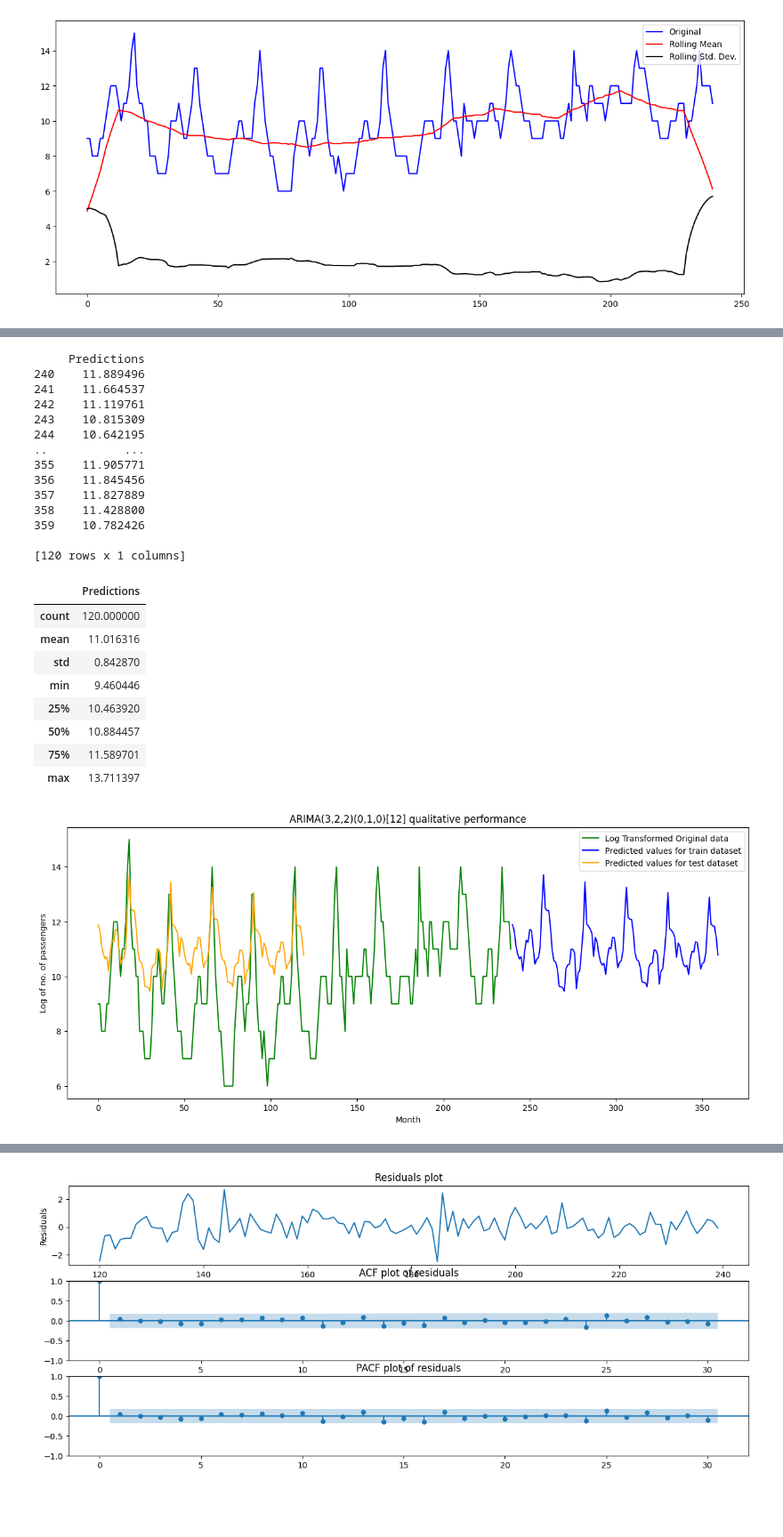
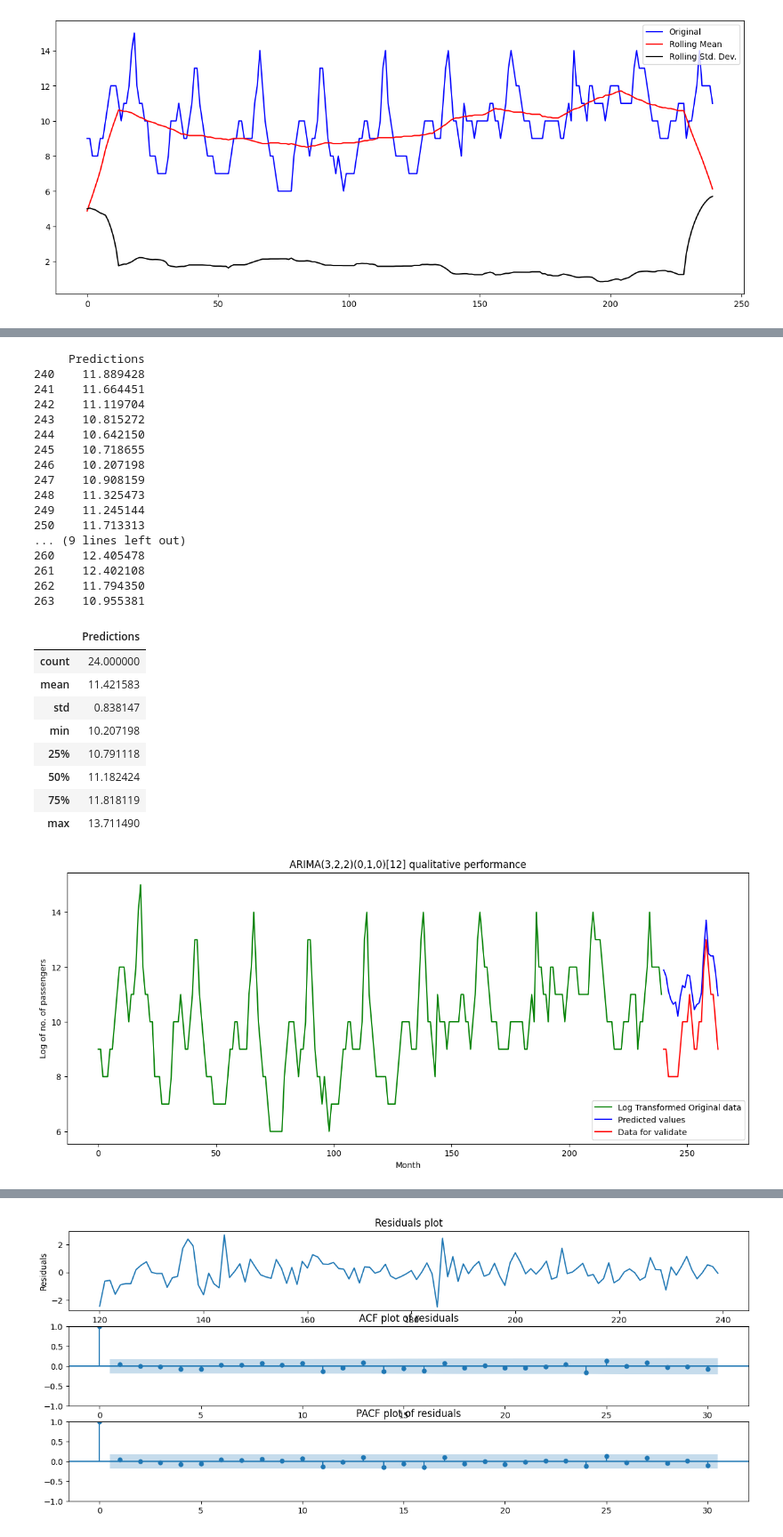
Before and after one commit to Millares95/Investigation_Code, a Jupyter notebook: ultimate_ARIMA_Forcast.ipynb, the cells around one changed output, grey strips where cells are left out. Shown at 89% size. Cells and saved outputs as stored; diff of their text form; code cells hidden in the pictures; blank space fills up the shorter version.

```diff
--- a/ultimate_ARIMA_Forcast.ipynb
+++ b/ultimate_ARIMA_Forcast.ipynb
@@ -96,7 +96,7 @@ import_data("load_IJV.xlsx")
 # %%
  #? shaping the data, only the last 10 years (2008 - 2017)
 df = df[df["fecha"] >= '2008-01-01']
-df = df[df["fecha"] <= '2017-12-31']
+df = df[df["fecha"] <= '2018-12-31']
 print(df.head())
 # %% [output]
     idprov      fecha  dem1  dem2  dem3  dem4  dem5  dem6  dem7  dem8  ...  \
@@ -209,6 +209,9 @@ dataToFit = np.float64(dataToFit)
 plot.plot(dataToFit)
 np.sum(dataToFit)
 np.mean(dataToFit)
+dataToValidate = np.array(infoToUseFiltered.loc[11,['dem1', 'dem2', 'dem3', 'dem4', 'dem5', 'dem6', 'dem7', 'dem8', 'dem9', 'dem10', 'dem11', 'dem12', 'dem13', 'dem14', 'dem15', 'dem16', 'dem17', 'dem18', 'dem19', 'dem20', 'dem21', 'dem22', 'dem23', 'dem24']])
+print(len(dataToValidate))
+plot.plot(dataToValidate)
 # %% [output]
         fecha  dem1  dem2  dem3  dem4  dem5  dem6  dem7  dem8  dem9  ...  \
 1  2008-01-01   9.0   9.0   8.0   8.0   8.0   9.0   9.0  10.0  11.0  ...
@@ -492,48 +491,53 @@ model_fitted.plot_diagnostics(figsize=(12, 6))
  #? Prediction
 origin = pd.DataFrame(dataToFit, columns=['Origin'])
 
-predictions = model.predict(n_periods=120)
-predictions_test_=model.predict(len(test_ts))
+predictions = model.predict(n_periods=24)
+predictions_test_=model.predict(len(dataToFit))
 predictions_df = pd.DataFrame(predictions, columns=['Predictions'])
+validate_df = pd.DataFrame(dataToValidate, columns=['Validate'])
 predictions_df.index = predictions_df. index +240
+validate_df.index = validate_df. index +240
 print(predictions_df)
 predictions_df.describe()
 # %% [output]
      Predictions
-240    11.889496
-241    11.664537
-242    11.119761
-243    10.815309
-244    10.642195
-..           ...
-355    11.905771
-356    11.845456
-357    11.827889
-358    11.428800
-359    10.782426
-
-[120 rows x 1 columns]
+240    11.889428
+241    11.664451
+242    11.119704
+243    10.815272
+244    10.642150
+245    10.718655
+246    10.207198
+247    10.908159
+248    11.325473
+249    11.245144
+250    11.713313
+... (9 lines left out)
+260    12.405478
+261    12.402108
+262    11.794350
+263    10.955381
 |  | Predictions |
-| count | 120.000000 |
-| mean | 11.016316 |
-| std | 0.842870 |
-| min | 9.460446 |
-| 25% | 10.463920 |
-| 50% | 10.884457 |
-| 75% | 11.589701 |
-| max | 13.711397 |
+| count | 24.000000 |
+| mean | 11.421583 |
+| std | 0.838147 |
+| min | 10.207198 |
+| 25% | 10.791118 |
+| 50% | 11.182424 |
+| 75% | 11.818119 |
+| max | 13.711490 |
 # %%
 plt.figure(figsize = (15,6))
 plt.plot(origin, color = 'green', label = 'Log Transformed Original data')
-plt.plot(predictions_df, color = 'blue', label = 'Predicted values for train dataset')
-plt.plot(predictions, color = 'orange', label = 'Predicted values for test dataset')
+plt.plot(predictions_df, color = 'blue', label = 'Predicted values ')
+plt.plot(validate_df, color = 'red', label = 'Data for validate')
 plt.xlabel('Month')
 plt.ylabel('Log of no. of passengers')
 plt.title('ARIMA(3,2,2)(0,1,0)[12] qualitative performance')
 plt.legend(loc = 'best')
 plt.show()
 # %% [output]
-[figure, old version]
+[figure, new version]
 # %%
 
 # Plotting actual vs forecasted values
```
Also changed, not shown: parts of 11 cells of this notebook, 3 other files.
